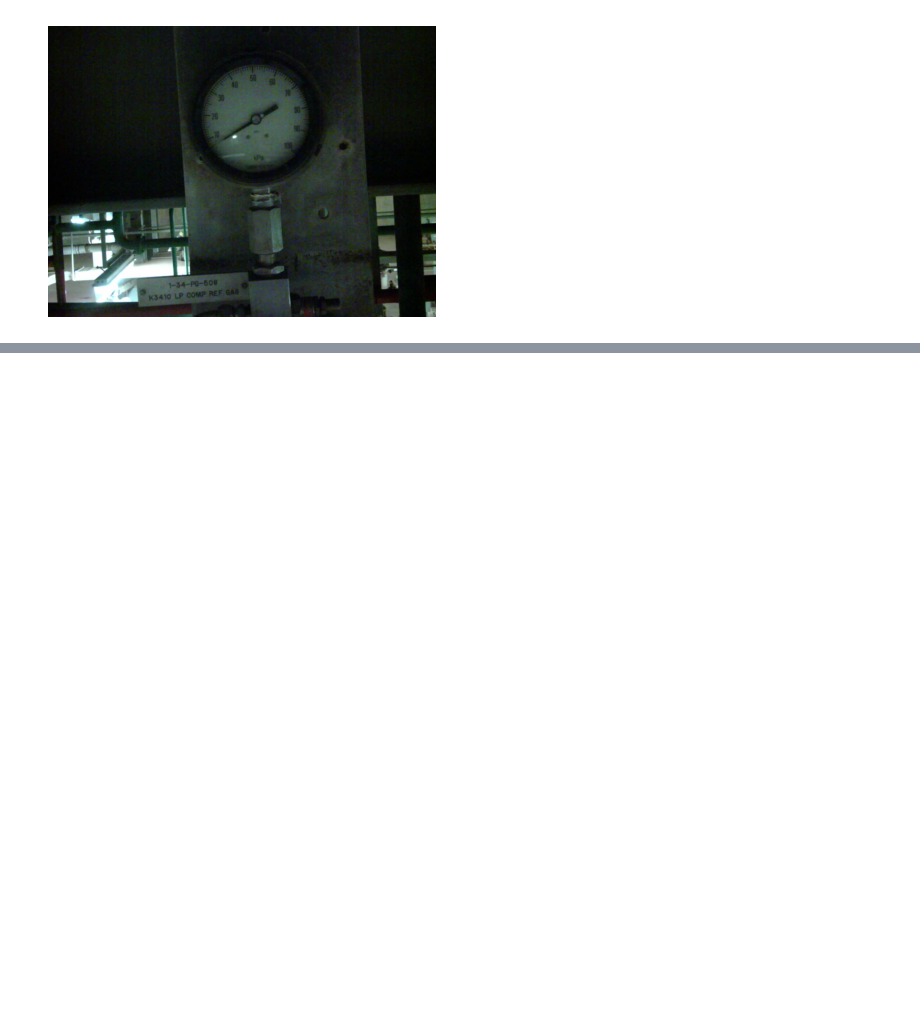
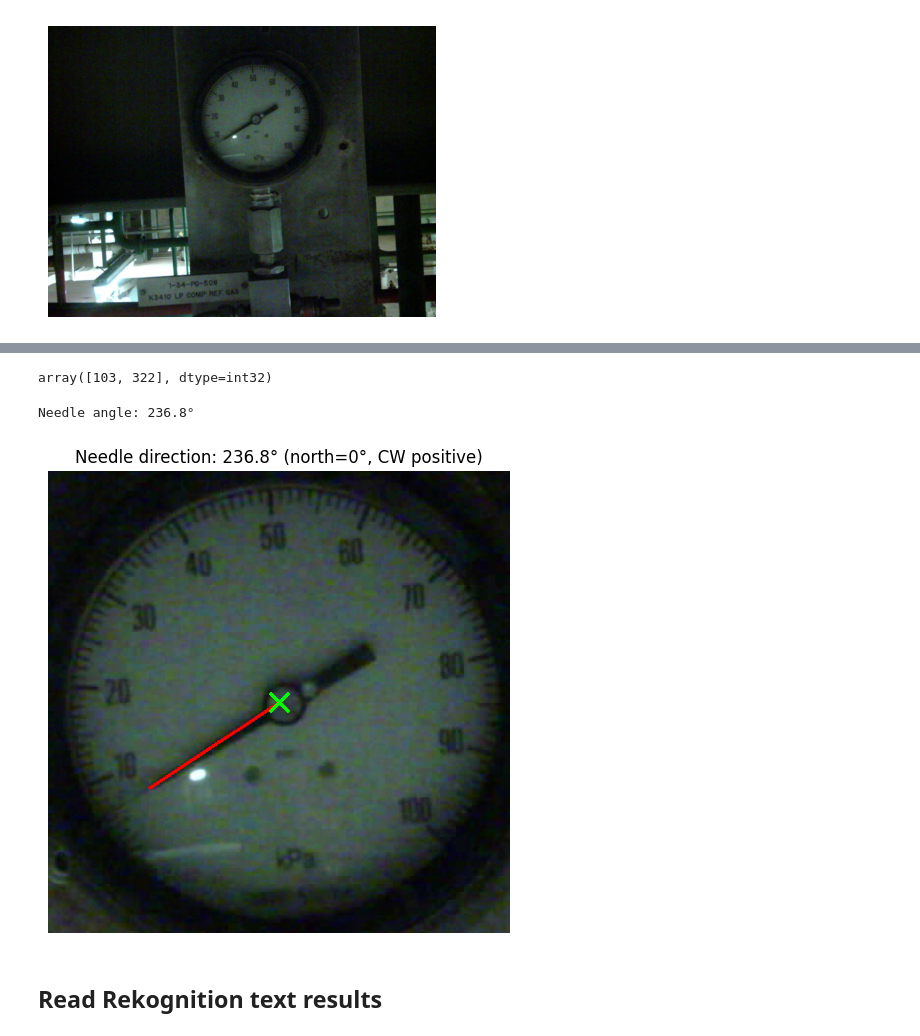
Before and after one commit to ellenxiao7/sam2, a Jupyter notebook: notebooks/02_gauge_mask_generation.ipynb, the cells around one changed output, grey strips where cells are left out. Saved outputs shown, nothing was run; the diff lists cells and outputs as text; code cells hidden in the pictures; blank space fills up the shorter version.

Commit message:
full test with rekognition and sam

```diff
--- a/notebooks/02_gauge_mask_generation.ipynb
+++ b/notebooks/02_gauge_mask_generation.ipynb
@@ -211,0 +313,40 @@ plt.show()
+# %%
+# Flatten the contour points
+pts = needle_cand.reshape(-1, 2)
+
+# Distance from each contour point to the known centre
+dists = np.hypot(pts[:,0] - cx_crop, pts[:,1] - cy_crop)
+
+# Tip point = farthest contour point from centre
+tip_idx = np.argmax(dists)
+tip = pts[tip_idx]
+
+tip
+# %% [output]
+array([103, 322], dtype=int32)
+# %%
+dx = tip[0] - cx_crop
+dy = tip[1] - cy_crop
+
+# Convert to degrees
+angle_deg = (np.degrees(np.arctan2(dx, -dy)) + 360) % 360
+print(f"Needle angle: {angle_deg:.1f}°")
+
+
+overlay = crop.copy()
+p1 = (int(cx_crop), int(cy_crop))
+p2 = (int(tip[0]), int(tip[1]))
+
+cv2.line(overlay, p1, p2, (255,0,0), 2)
+cv2.drawMarker(overlay, p1, (0,255,0),
+               markerType=cv2.MARKER_TILTED_CROSS, markerSize=18, thickness=2)
+plt.figure(figsize=(6,6))
+plt.imshow(overlay)
+plt.axis('off')
+plt.title(f"Needle direction: {angle_deg:.1f}° (north=0°, CW positive)")
+plt.show()
+# %% [output]
+Needle angle: 236.8°
+[figure, added]
+# %% [markdown]
+## Read Rekognition text results
```
Also changed, not shown: parts of 18 cells of this notebook, 1 other file.
